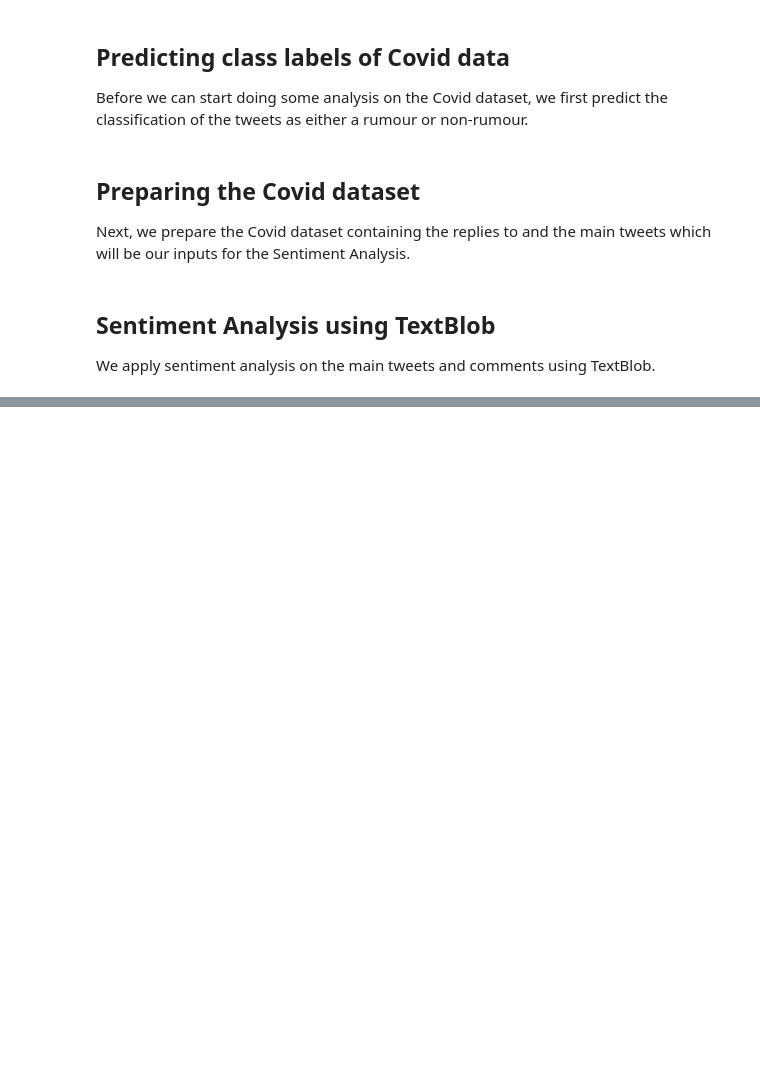
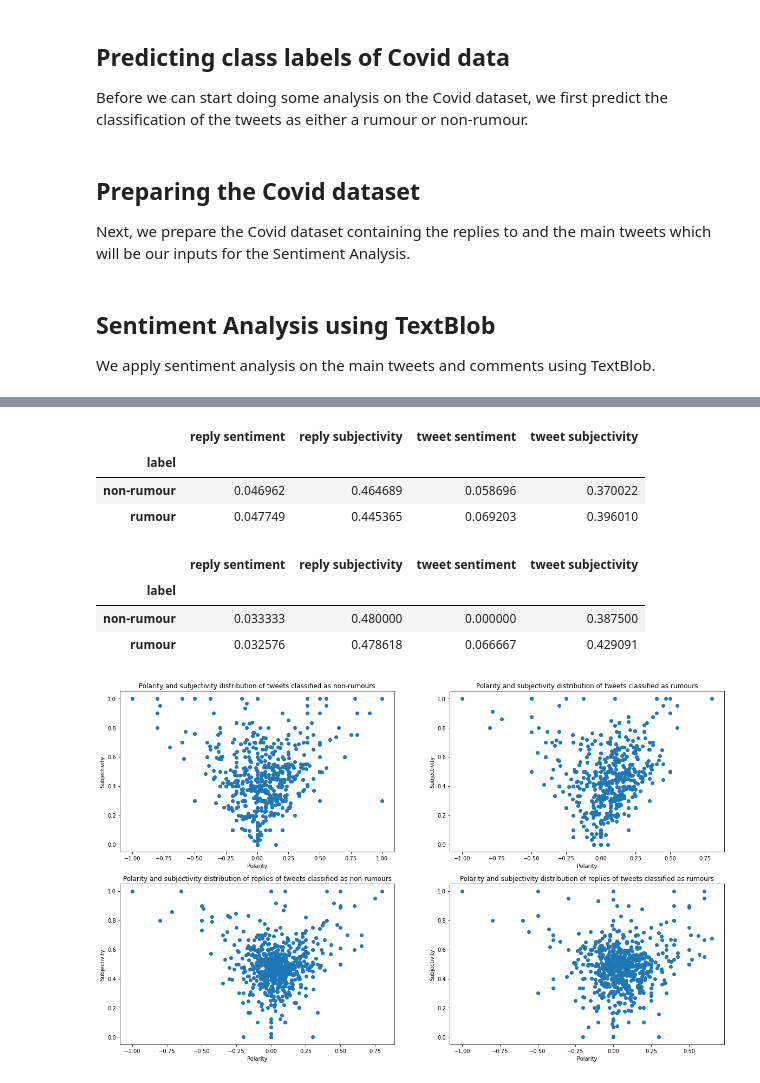
Before and after one commit to jabanto22/COMP90042-NLP-Project, a Jupyter notebook: project_classifier_vs_ver.ipynb, the cells around one changed output, grey strips where cells are left out. Cells and saved outputs as stored; diff of their text form; code cells hidden in the pictures; blank space fills up the shorter version.

Commit message:
Created plots for rumour analysis

```diff
--- a/project_classifier_vs_ver.ipynb
+++ b/project_classifier_vs_ver.ipynb
@@ -744,5 +746,15 @@ except:
     save_sentiments()
 
 covid_sentiments = pd.read_csv(PROJECT_DATA + 'covid-sentiments.csv', dtype={'id':str})
+covid_sentiments = covid_sentiments.assign(datetime=pd.to_datetime(covid_sentiments.datetime))
 
-covid_sentiments
+group = covid_sentiments.groupby(covid_sentiments['label'])
+for label, grp in group:
+    if label == 'non-rumour':
+        non_rumour = grp
+    else:
+        rumour = grp
+
+
+mean = covid_sentiments.groupby(covid_sentiments['label']).mean()
+median = covid_sentiments.groupby(covid_sentiments['label']).median()
@@ -762,0 +761,50 @@ covid_sentiments
+# %%
+mean
+# %% [output]
+|  | reply sentiment | reply subjectivity | tweet sentiment | tweet subjectivity |
+| label |  |  |  |  |
+| non-rumour | 0.046962 | 0.464689 | 0.058696 | 0.370022 |
+| rumour | 0.047749 | 0.445365 | 0.069203 | 0.396010 |
+# %%
+median
+# %% [output]
+|  | reply sentiment | reply subjectivity | tweet sentiment | tweet subjectivity |
+| label |  |  |  |  |
+| non-rumour | 0.033333 | 0.480000 | 0.000000 | 0.387500 |
+| rumour | 0.032576 | 0.478618 | 0.066667 | 0.429091 |
+# %%
+fig = plt.figure(figsize=(20, 12))
+fig.tight_layout()
+
+plt.subplot(2, 2, 1)
+plt.scatter(non_rumour['tweet sentiment'].sample(1000, random_state=np.random.RandomState(SEED)),
+            non_rumour['tweet subjectivity'].sample(1000, random_state=np.random.RandomState(SEED)))
+plt.title('Polarity and subjectivity distribution of tweets classified as non-rumours')
+plt.xlabel('Polarity')
+plt.ylabel('Subjectivity')
+
+plt.subplot(2, 2, 2)
+plt.scatter(rumour['tweet sentiment'].sample(1000, random_state=np.random.RandomState(SEED)),
+            rumour['tweet subjectivity'].sample(1000, random_state=np.random.RandomState(SEED)))
+
+plt.title('Polarity and subjectivity distribution of tweets classified as rumours')
+plt.xlabel('Polarity')
+plt.ylabel('Subjectivity')
+
+plt.subplot(2, 2, 3)
+plt.scatter(non_rumour['reply sentiment'].sample(1000, random_state=np.random.RandomState(SEED)),
+            non_rumour['reply subjectivity'].sample(1000, random_state=np.random.RandomState(SEED)))
+plt.title('Polarity and subjectivity distribution of replies of tweets classified as non-rumours')
+plt.xlabel('Polarity')
+plt.ylabel('Subjectivity')
+
+plt.subplot(2, 2, 4)
+plt.scatter(rumour['reply sentiment'].sample(1000, random_state=np.random.RandomState(SEED)),
+            rumour['reply subjectivity'].sample(1000, random_state=np.random.RandomState(SEED)))
+
+plt.title('Polarity and subjectivity distribution of replies of tweets classified as rumours')
+plt.xlabel('Polarity')
+plt.ylabel('Subjectivity')
+fig.show()
+# %% [output]
+[figure, added]
```
Also changed, not shown: parts of 8 cells of this notebook.
